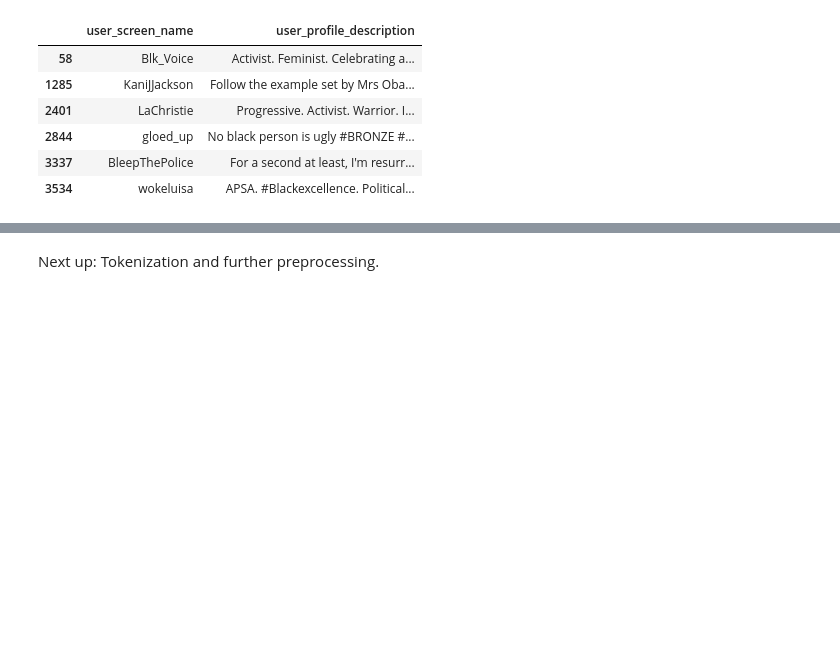
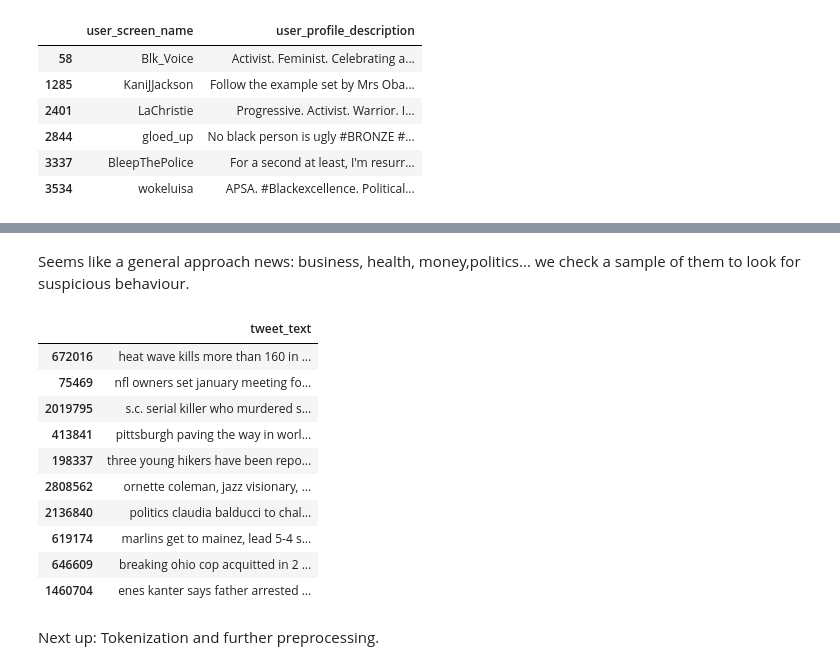
Before and after one commit to jrdmose/BGSE_Text_Mining, a Jupyter notebook: scripts/users_in_depth.ipynb, the cells around one changed output, grey strips where cells are left out. Drawn from its saved outputs; the diff is of its cells as text; code cells hidden in the pictures; blank space fills up the shorter version.

Commit message:
Data expl part 80%

```diff
--- a/scripts/users_in_depth.ipynb
+++ b/scripts/users_in_depth.ipynb
@@ -555,3 +570,19 @@ user_data[user_data.user_screen_name.isin(left_names)][["user_screen_name","user
+# %% [markdown]
+Seems like a general approach news: business, health, money,politics... we check a sample of them to look for suspicious behaviour.
+# %%
+pd.DataFrame(tweets_news.sample(10))
+# %% [output]
+|  | tweet_text |
+| 672016 | heat wave kills more than 160 in ... |
+| 75469 | nfl owners set january meeting fo... |
+| 2019795 | s.c. serial killer who murdered s... |
+| 413841 | pittsburgh paving the way in worl... |
+| 198337 | three young hikers have been repo... |
+| 2808562 | ornette coleman, jazz visionary, ... |
+| 2136840 | politics claudia balducci to chal... |
+| 619174 | marlins get to mainez, lead 5-4 s... |
+| 646609 | breaking ohio cop acquitted in 2 ... |
+| 1460704 | enes kanter says father arrested ... |
 # %%
 import pickle
 # %%
```
Also changed, not shown: parts of 24 cells of this notebook.
